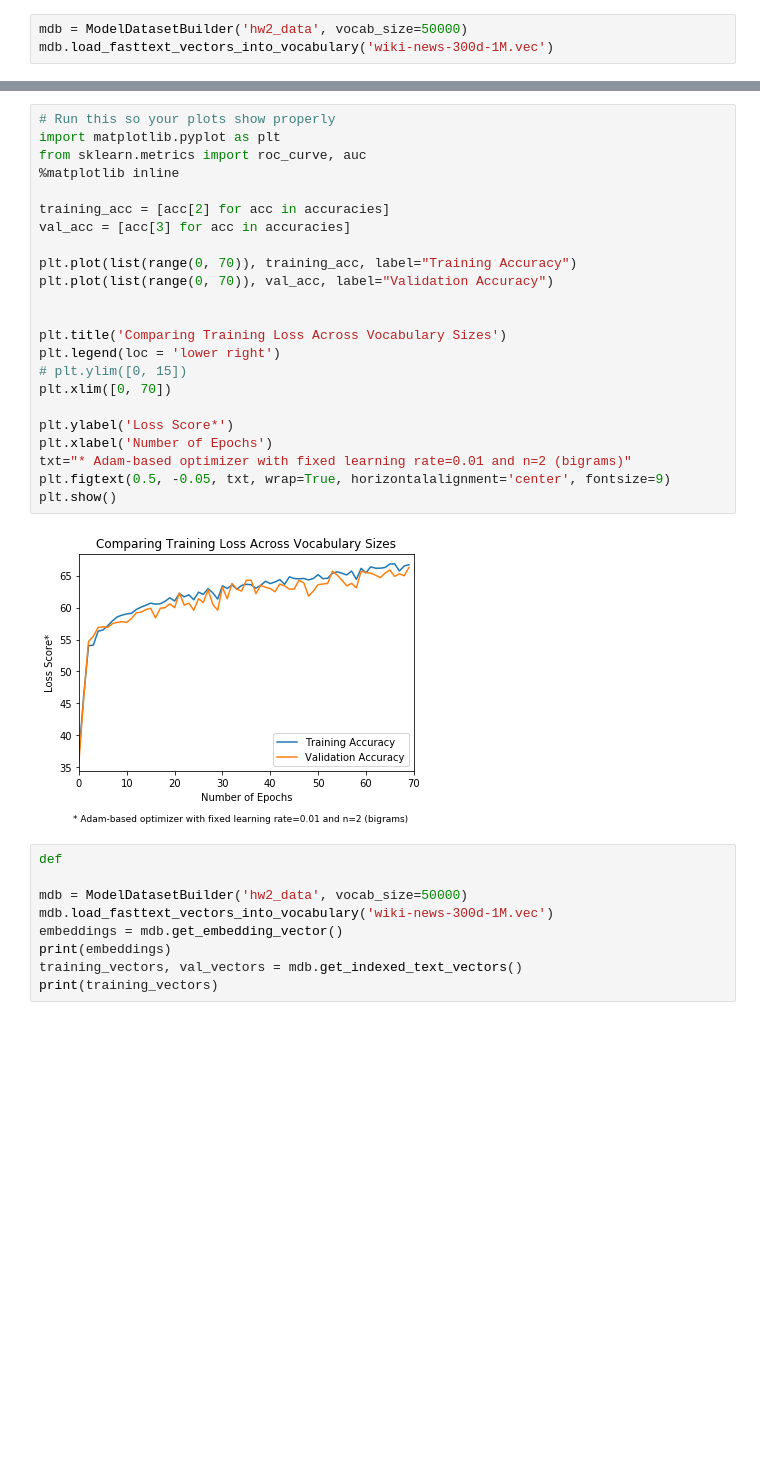
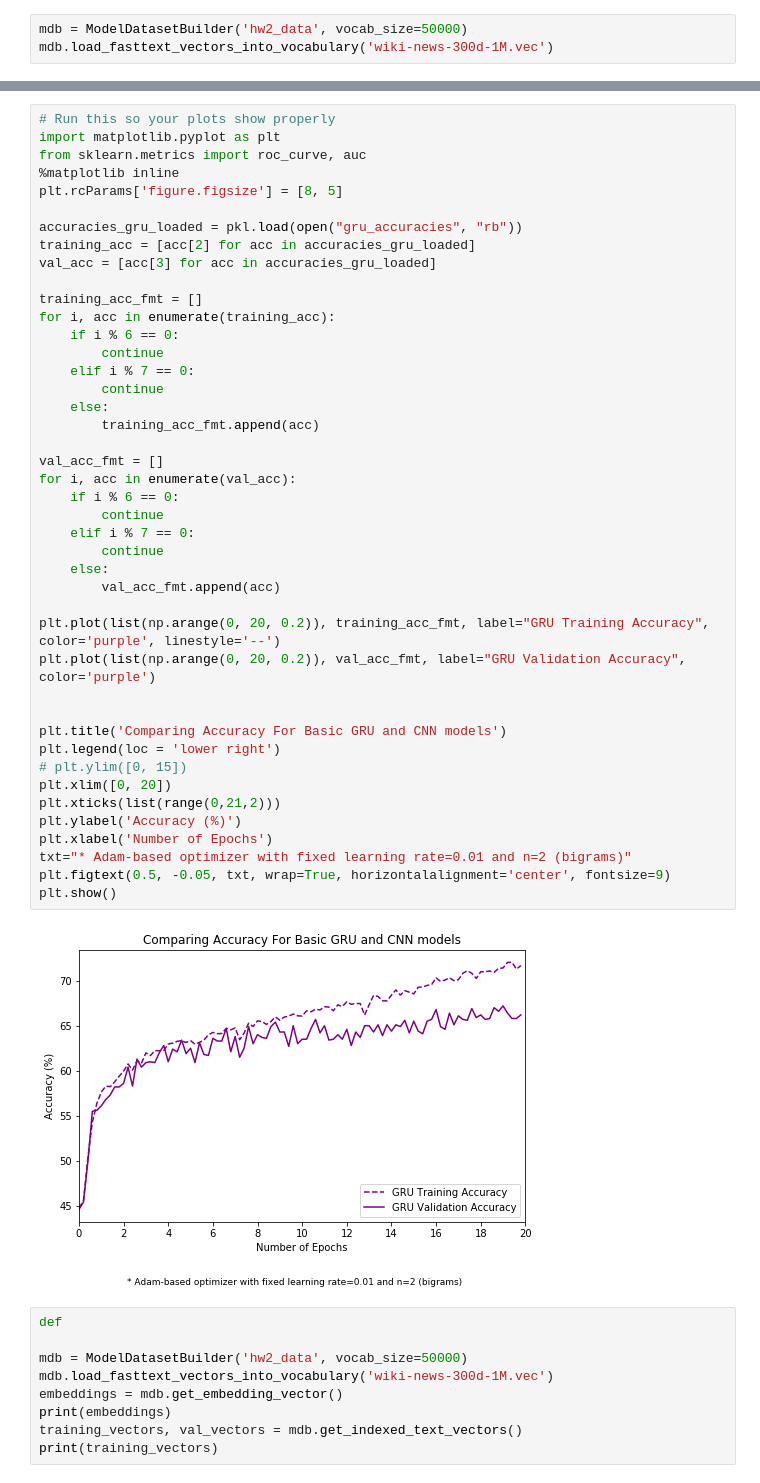
Before and after one commit to dgodevais/ds1011_hw2, a Jupyter notebook: DS1011_NLP_HW2.ipynb, the cells around one changed output, grey strips where cells are left out. Drawn from its saved outputs; the diff is of its cells as text; blank space fills up the shorter version.

Commit message:
Adding the 20 validation results

```diff
--- a/DS1011_NLP_HW2.ipynb
+++ b/DS1011_NLP_HW2.ipynb
@@ -487,28 +501,48 @@ KeyboardInterrupt:
 # %%
 # Run this so your plots show properly
 import matplotlib.pyplot as plt
 from sklearn.metrics import roc_curve, auc
 %matplotlib inline
+plt.rcParams['figure.figsize'] = [8, 5]
 
-training_acc = [acc[2] for acc in accuracies]
-val_acc = [acc[3] for acc in accuracies]
+accuracies_gru_loaded = pkl.load(open("gru_accuracies", "rb"))
+training_acc = [acc[2] for acc in accuracies_gru_loaded]
+val_acc = [acc[3] for acc in accuracies_gru_loaded]
 
-plt.plot(list(range(0, 70)), training_acc, label="Training Accuracy")
-plt.plot(list(range(0, 70)), val_acc, label="Validation Accuracy")
+training_acc_fmt = []
+for i, acc in enumerate(training_acc):
+    if i % 6 == 0:
+        continue
+    elif i % 7 == 0:
+        continue
+    else:
+        training_acc_fmt.append(acc)
+
+val_acc_fmt = []
+for i, acc in enumerate(val_acc):
+    if i % 6 == 0:
+        continue
+    elif i % 7 == 0:
+        continue
+    else:
+        val_acc_fmt.append(acc)
+
+plt.plot(list(np.arange(0, 20, 0.2)), training_acc_fmt, label="GRU Training Accuracy", color='purple', linestyle='--')
+plt.plot(list(np.arange(0, 20, 0.2)), val_acc_fmt, label="GRU Validation Accuracy", color='purple')
 
 
-plt.title('Comparing Training Loss Across Vocabulary Sizes')
+plt.title('Comparing Accuracy For Basic GRU and CNN models')
 plt.legend(loc = 'lower right')
 # plt.ylim([0, 15])
-plt.xlim([0, 70])
-
-plt.ylabel('Loss Score*')
+plt.xlim([0, 20])
+plt.xticks(list(range(0,21,2)))
+plt.ylabel('Accuracy (%)')
 plt.xlabel('Number of Epochs')
 txt="* Adam-based optimizer with fixed learning rate=0.01 and n=2 (bigrams)"
 plt.figtext(0.5, -0.05, txt, wrap=True, horizontalalignment='center', fontsize=9)
 plt.show()
 # %% [output]
-[figure, old version]
+[figure, new version]
 # %%
 def
 
```
Also changed, not shown: parts of 4 cells of this notebook.
